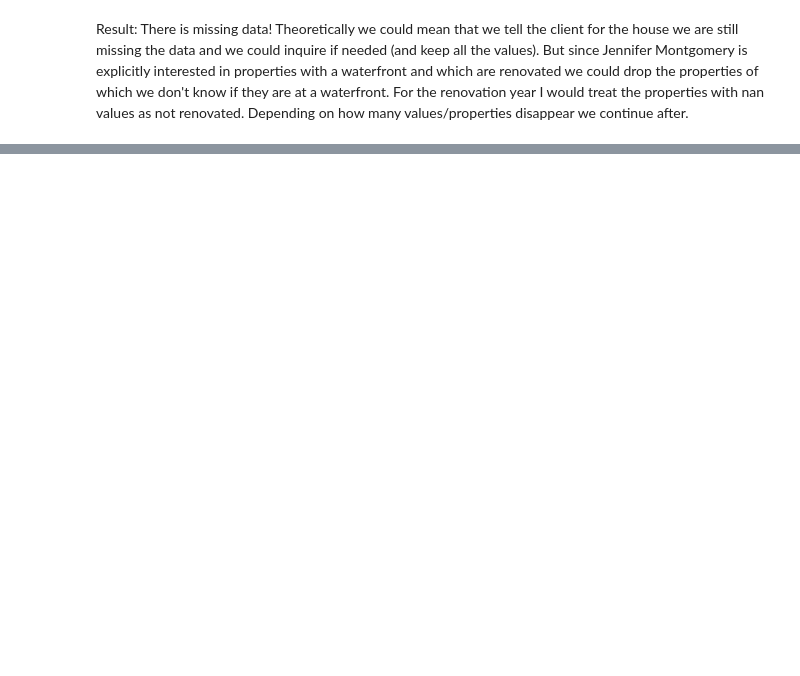
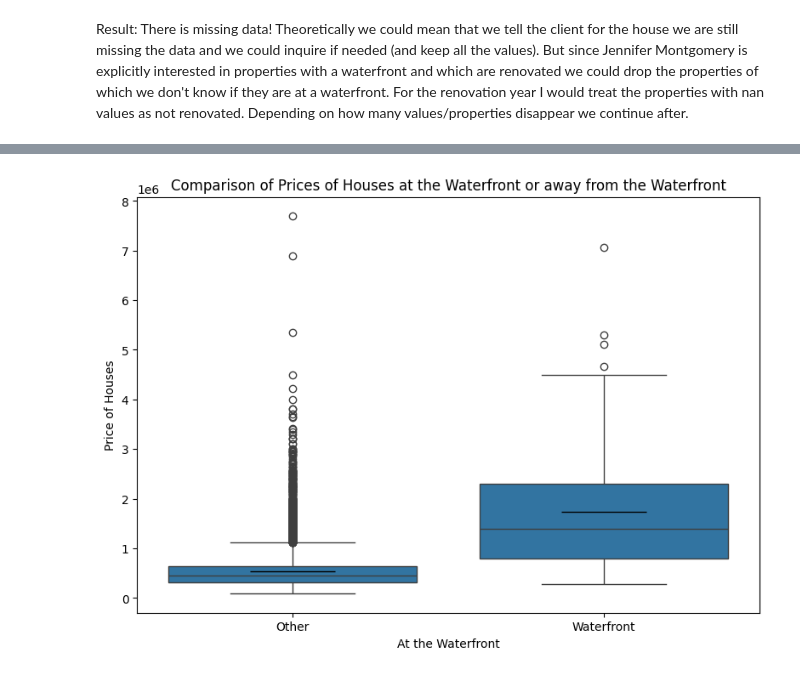
Before and after one commit to marcbp88/EDA-Project, a Jupyter notebook: EDA.ipynb, the cells around one changed output, grey strips where cells are left out. Drawn from its saved outputs; the diff is of its cells as text; code cells hidden in the pictures; blank space fills up the shorter version.

```diff
--- a/EDA.ipynb
+++ b/EDA.ipynb
@@ -352,0 +623,30 @@ Result: There is missing data! Theoretically we could mean that we tell the clie
+# %%
+fig = plt.figure(figsize=(8, 6))
+
+# Boxplot with mean displayed
+sns.boxplot(
+    data=df_kc_nonan_cp,
+    x='waterfront',
+    y='price',
+    #palette='Set2',
+    showfliers=True,  # hide extreme outliers (optional)
+    showmeans=True,
+    meanprops={
+        "marker": "_",            # diamond shape for mean
+        "markerfacecolor": "red", # red fill
+        "markeredgecolor": "black",
+        "markersize": 72
+    }
+)
+
+
+
+# Labels and title
+plt.xlabel("At the Waterfront")
+plt.ylabel("Price of Houses")
+plt.title("Comparison of Prices of Houses at the Waterfront or away from the Waterfront")
+
+plt.tight_layout()
+plt.show()
+# %% [output]
+[figure, added]
```
Also changed, not shown: parts of 57 cells of this notebook, 5 other files.
